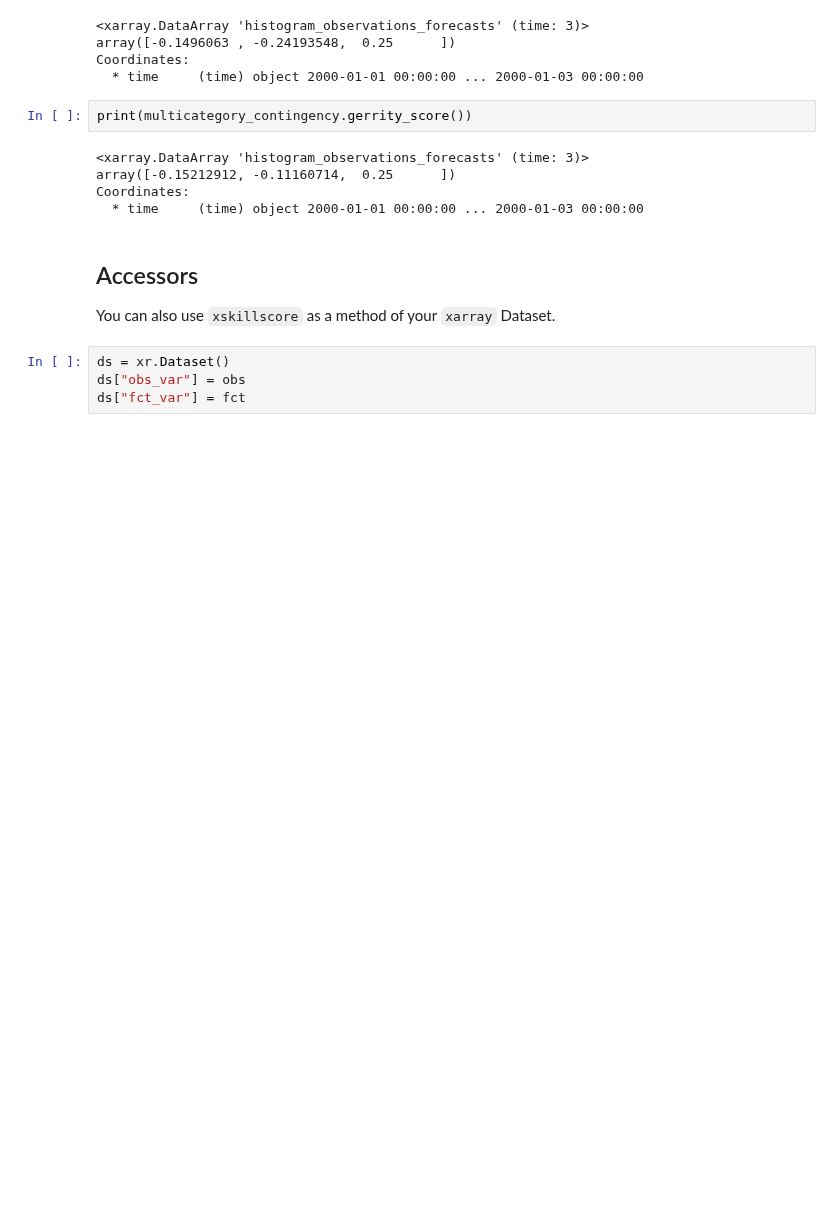
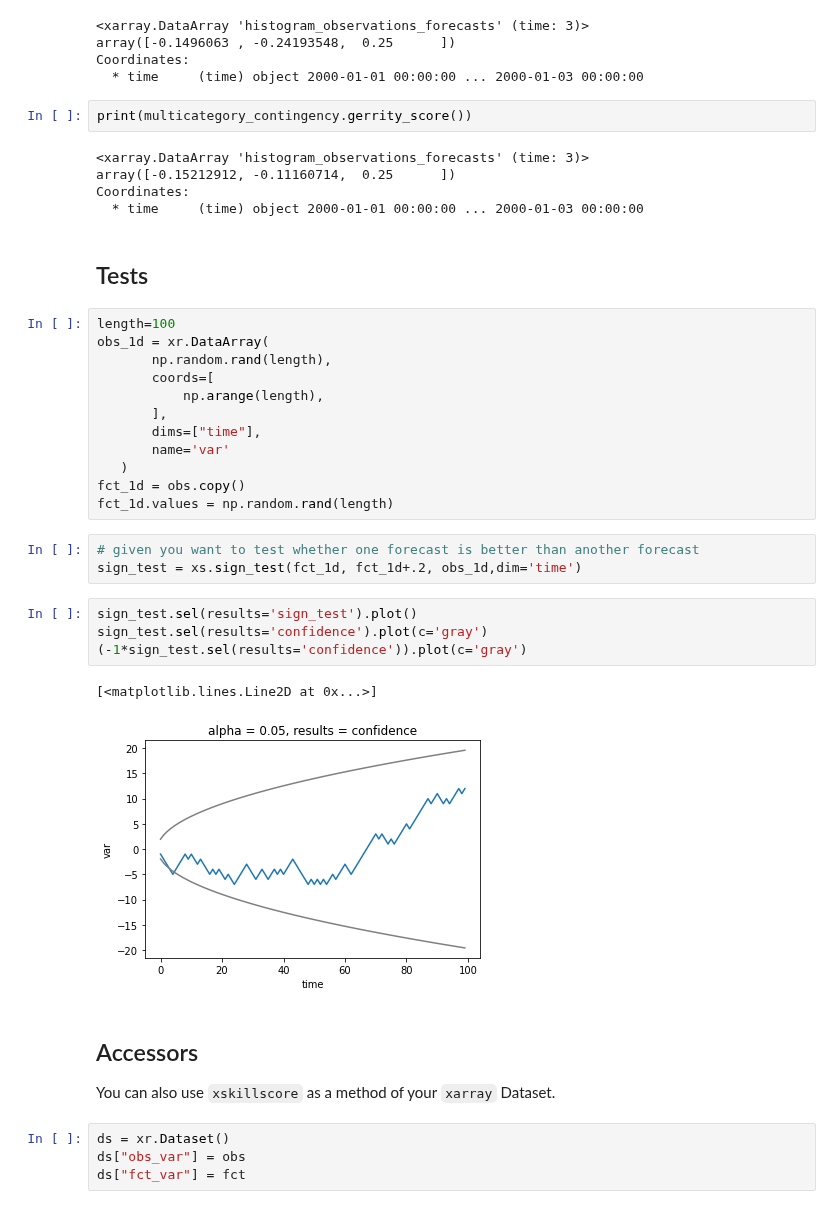
Before and after one commit to xarray-contrib/xskillscore, a Jupyter notebook: docs/source/quick-start.ipynb, the cells around one changed output. Drawn from its saved outputs; the diff is of its cells as text; blank space fills up the shorter version.

Commit message:
add sign_test to quick start

```diff
--- a/docs/source/quick-start.ipynb
+++ b/docs/source/quick-start.ipynb
@@ -403,6 +403,30 @@ print(multicategory_contingency.gerrity_score())
 array([-0.15212912, -0.11160714,  0.25      ])
 Coordinates:
   * time     (time) object 2000-01-01 00:00:00 ... 2000-01-03 00:00:00
+# %% [markdown]
+## Tests
+# %%
+length=100
+obs_1d = xr.DataArray(
+       np.random.rand(length),
+       coords=[
+           np.arange(length),
+       ],
+       dims=["time"],
+       name='var'
+   )
+fct_1d = obs.copy()
+fct_1d.values = np.random.rand(length)
+# %%
+# given you want to test whether one forecast is better than another forecast
+sign_test = xs.sign_test(fct_1d, fct_1d+.2, obs_1d,dim='time')
+# %%
+sign_test.sel(results='sign_test').plot()
+sign_test.sel(results='confidence').plot(c='gray')
+(-1*sign_test.sel(results='confidence')).plot(c='gray')
+# %% [output]
+[<matplotlib.lines.Line2D at 0x...>]
+[figure, added]
 # %% [markdown]
 ## Accessors
 
```
